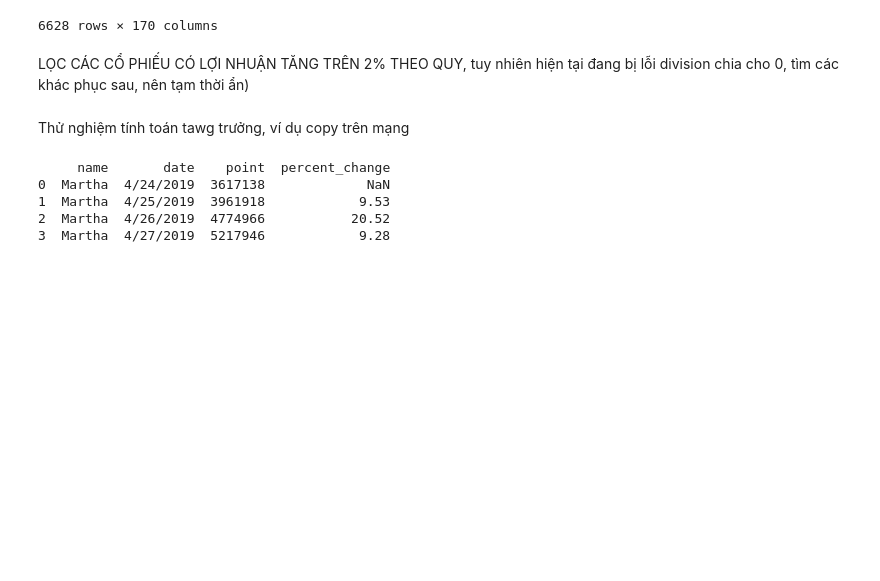
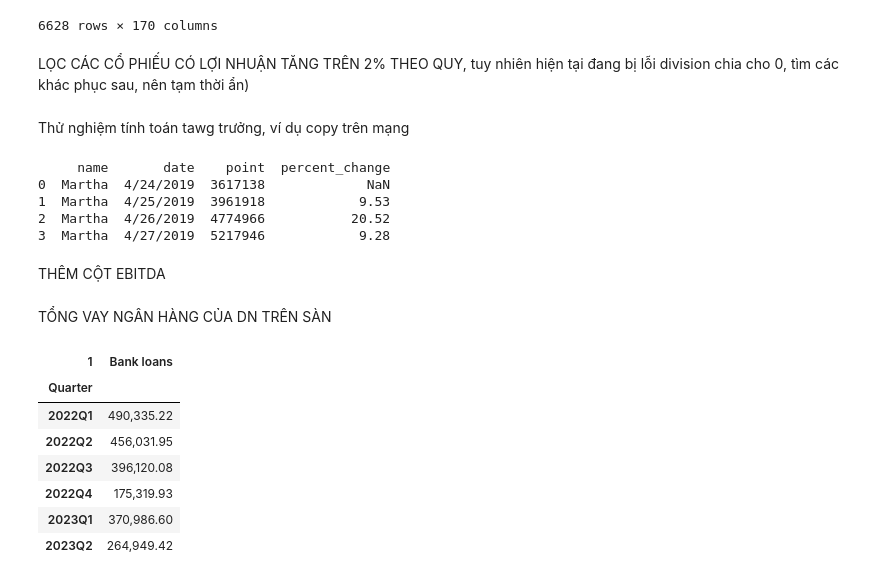
Before and after one commit to mrtotet/Statement_analyst_all_3, a Jupyter notebook: notebooks/process_raw_data.ipynb, the cells around one changed output. Saved outputs shown, nothing was run; the diff lists cells and outputs as text; code cells hidden in the pictures; blank space fills up the shorter version.

Commit message:
Thêm các ghi chú và markdown cho cell 1,2

```diff
--- a/notebooks/process_raw_data.ipynb
+++ b/notebooks/process_raw_data.ipynb
@@ -111,5 +111,7 @@ print(result_df)
 1  Martha  4/25/2019  3961918            9.53
 2  Martha  4/26/2019  4774966           20.52
 3  Martha  4/27/2019  5217946            9.28
+# %% [markdown]
+THÊM CỘT EBITDA
 # %%
 report_concat['EBITDA'] = report_concat['Net accounting profit/(loss) before tax'] + report_concat['Depreciation and amortisation'] - report_concat['Financial expenses']
@@ -121 +118,16 @@ a
+# %% [markdown]
+TỔNG VAY NGÂN HÀNG CỦA DN TRÊN SÀN
+# %%
+#report_concat['borowing_'] = report_concat['Short-term borrowings'] + report_concat['Long-term borrowings']
+a = report_concat[['Quarter','Bank loans']].groupby("Quarter").sum()
+a
+# %% [output]
+| 1 | Bank loans |
+| Quarter |  |
+| 2022Q1 | 490,335.22 |
+| 2022Q2 | 456,031.95 |
+| 2022Q3 | 396,120.08 |
+| 2022Q4 | 175,319.93 |
+| 2023Q1 | 370,986.60 |
+| 2023Q2 | 264,949.42 |
 # %%
```
Also changed, not shown: parts of 9 cells of this notebook, 1 other file.
